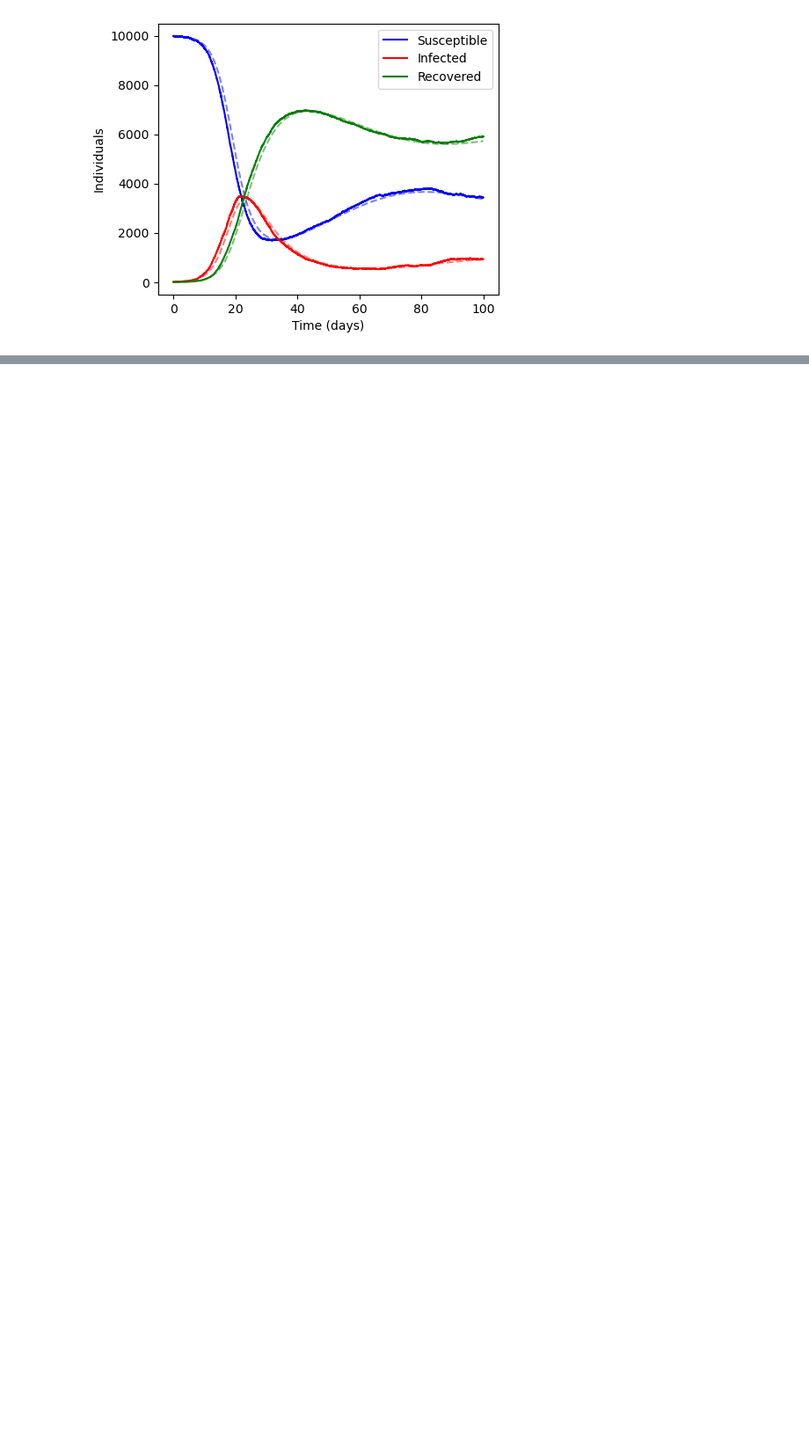
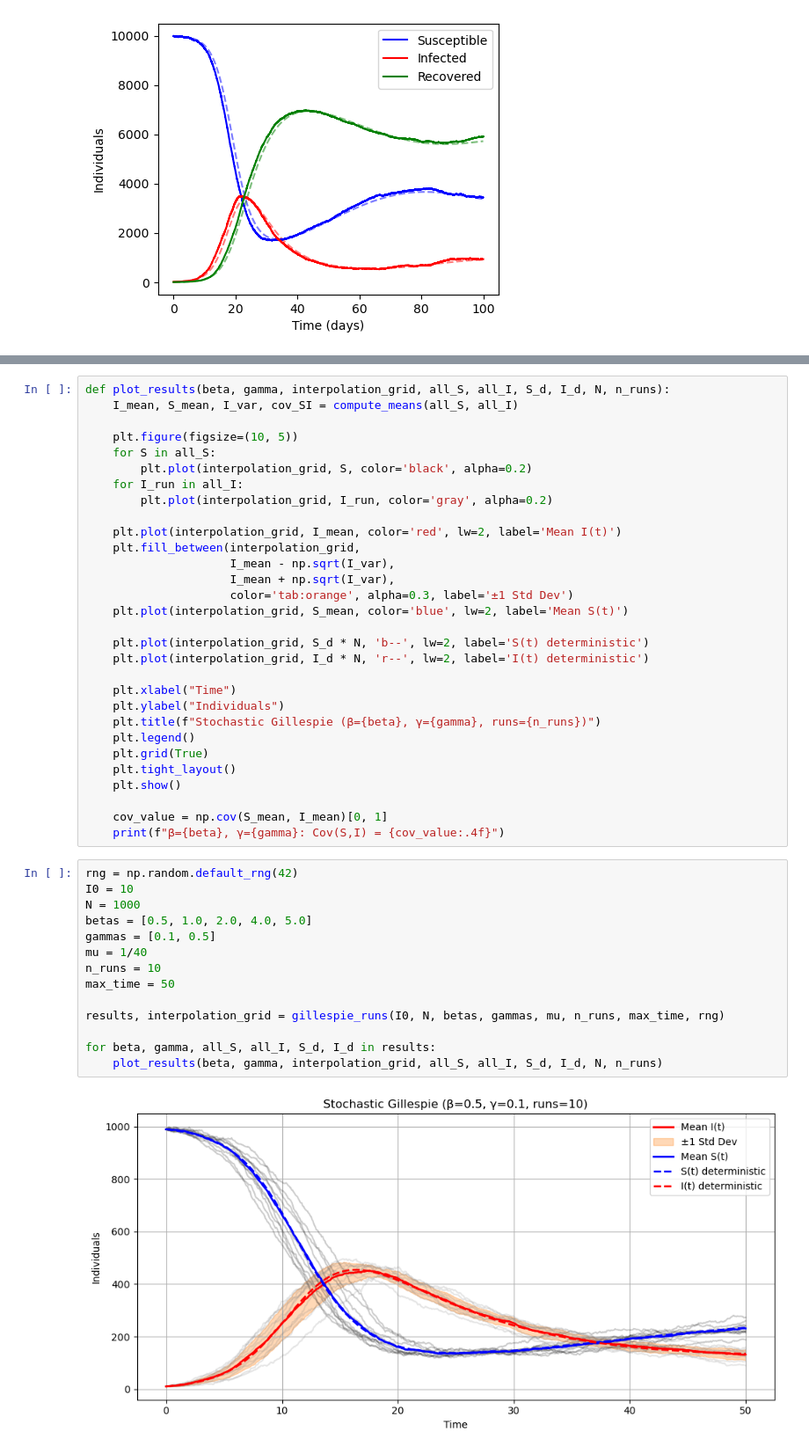
Before and after one commit to Jensen-25/intro_comp_sc_ass2, a Jupyter notebook: Version_jensen.ipynb, the cells around one changed output, grey strips where cells are left out. Shown at 88% size. Cells and saved outputs as stored; diff of their text form; blank space fills up the shorter version.

```diff
--- a/Version_jensen.ipynb
+++ b/Version_jensen.ipynb
@@ -223,0 +192,46 @@ all_S, all_I = gillespie_runs(initial, betas, gammas, mu, n_runs, max_time, rng)
+# %%
+def plot_results(beta, gamma, interpolation_grid, all_S, all_I, S_d, I_d, N, n_runs):
+    I_mean, S_mean, I_var, cov_SI = compute_means(all_S, all_I)
+
+    plt.figure(figsize=(10, 5))
+    for S in all_S:
+        plt.plot(interpolation_grid, S, color='black', alpha=0.2)
+    for I_run in all_I:
+        plt.plot(interpolation_grid, I_run, color='gray', alpha=0.2)
+
+    plt.plot(interpolation_grid, I_mean, color='red', lw=2, label='Mean I(t)')
+    plt.fill_between(interpolation_grid,
+                     I_mean - np.sqrt(I_var),
+                     I_mean + np.sqrt(I_var),
+                     color='tab:orange', alpha=0.3, label='±1 Std Dev')
+    plt.plot(interpolation_grid, S_mean, color='blue', lw=2, label='Mean S(t)')
+
+    plt.plot(interpolation_grid, S_d * N, 'b--', lw=2, label='S(t) deterministic')
+    plt.plot(interpolation_grid, I_d * N, 'r--', lw=2, label='I(t) deterministic')
+
+    plt.xlabel("Time")
+    plt.ylabel("Individuals")
+    plt.title(f"Stochastic Gillespie (β={beta}, γ={gamma}, runs={n_runs})")
+    plt.legend()
+    plt.grid(True)
+    plt.tight_layout()
+    plt.show()
+
+    cov_value = np.cov(S_mean, I_mean)[0, 1]
+    print(f"β={beta}, γ={gamma}: Cov(S,I) = {cov_value:.4f}")
+# %%
+rng = np.random.default_rng(42)
+I0 = 10
+N = 1000
+betas = [0.5, 1.0, 2.0, 4.0, 5.0]
+gammas = [0.1, 0.5]
+mu = 1/40
+n_runs = 10
+max_time = 50
+
+results, interpolation_grid = gillespie_runs(I0, N, betas, gammas, mu, n_runs, max_time, rng)
+
+for beta, gamma, all_S, all_I, S_d, I_d in results:
+    plot_results(beta, gamma, interpolation_grid, all_S, all_I, S_d, I_d, N, n_runs)
+# %% [output]
+[figure, added]
```
Also changed, not shown: parts of 13 cells of this notebook, 3 other files.
